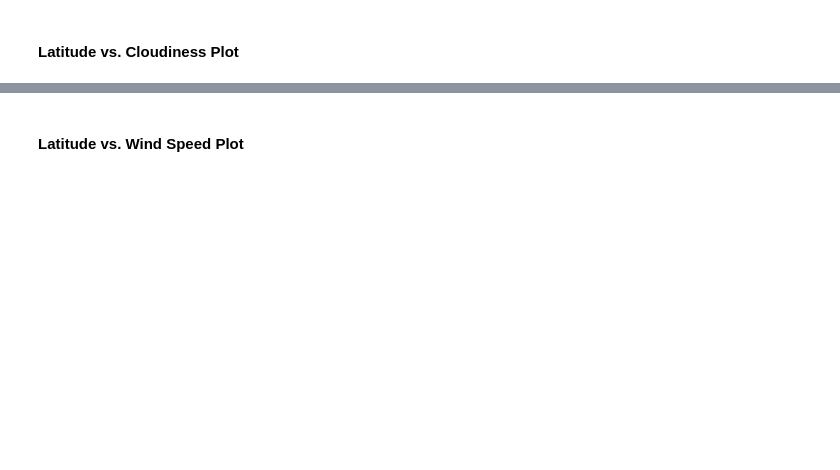
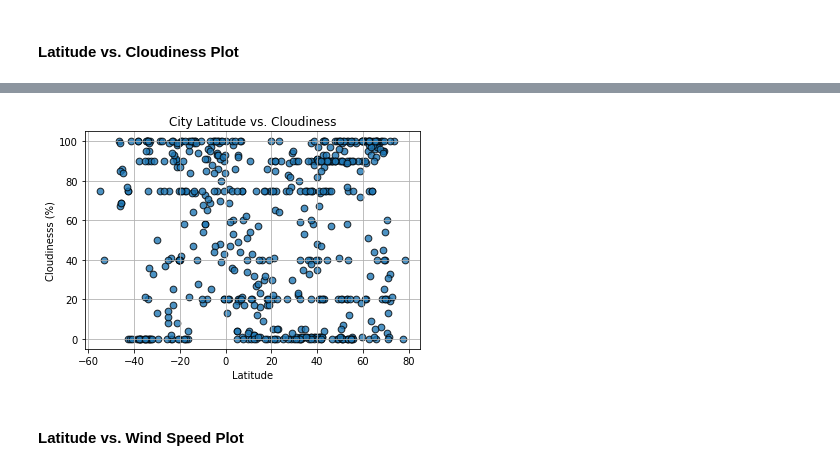
Before and after one commit to Davis1776/2020-01-python-api-challenge, a Jupyter notebook: WeatherPyMRD.ipynb, the cells around one changed output, grey strips where cells are left out. Drawn from its saved outputs; the diff is of its cells as text; code cells hidden in the pictures; blank space fills up the shorter version.

```diff
--- a/WeatherPyMRD.ipynb
+++ b/WeatherPyMRD.ipynb
@@ -113,2 +181,13 @@ dtype: int64
+# %%
+plt.scatter(lat, clouds, marker="o", edgecolor="black", s= 45,
+            alpha=0.8)
+plt.title("City Latitude vs. Cloudiness");
+plt.xlabel("Latitude");
+plt.ylabel("Cloudinesss (%)");
+plt.grid();
+plt.savefig("output_data/Lat_vs_Cloudiness.png");
+plt.show()
+# %% [output]
+[figure, added]
 # %% [markdown]
 #### Latitude vs. Wind Speed Plot
```
Also changed, not shown: parts of 14 cells of this notebook, 6 other files.
